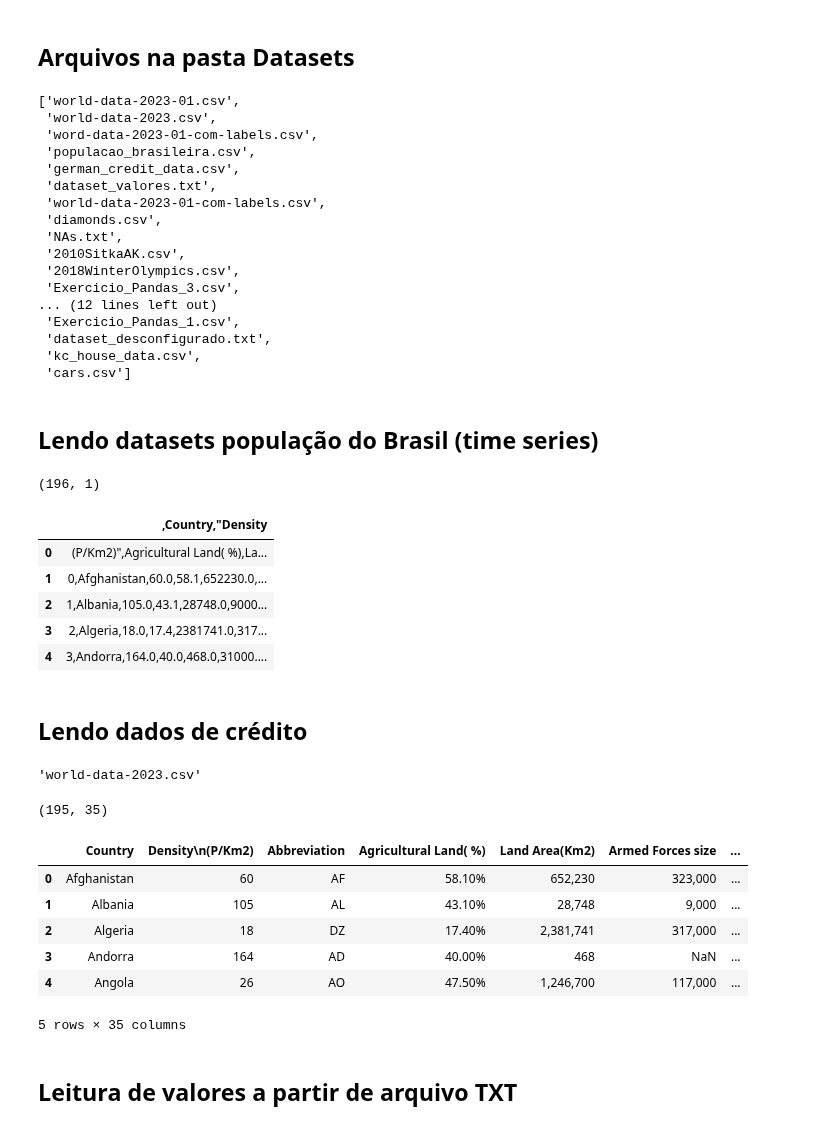
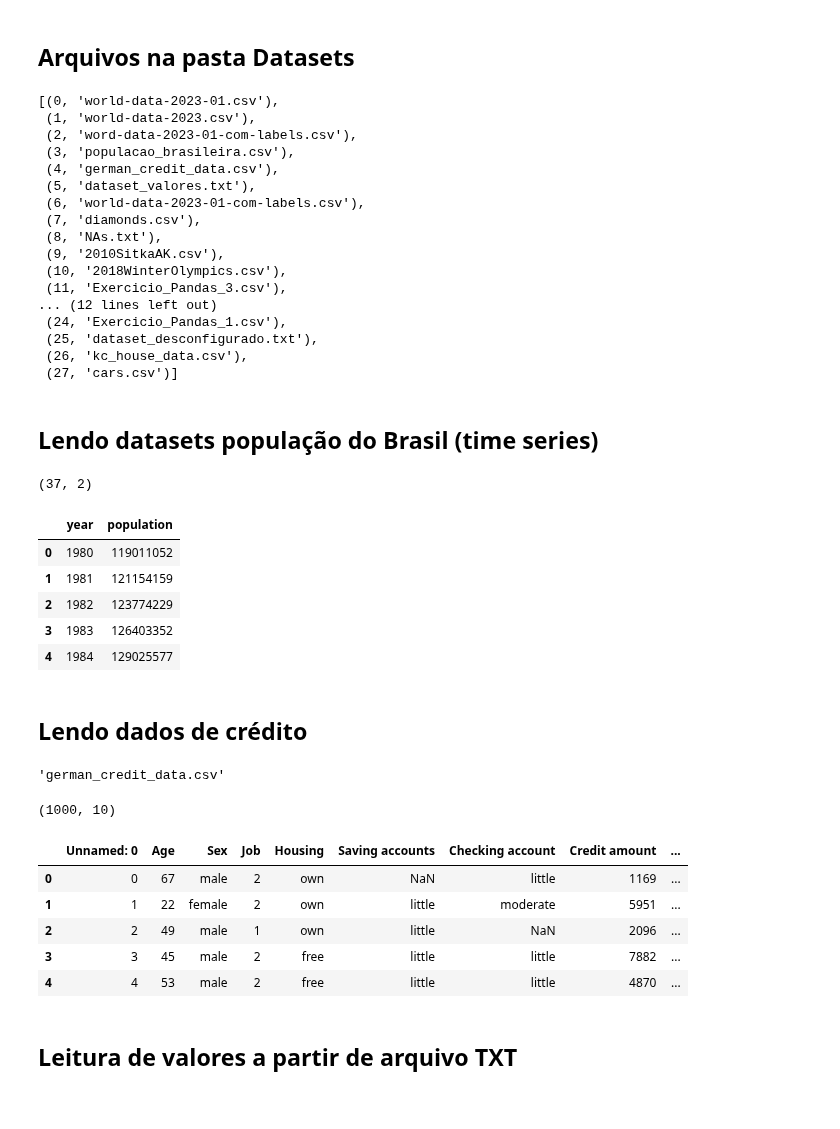
Before and after one commit to pveinberg/Curso_DataScience_Minsait, a Jupyter notebook: Notebooks/Aula01/pandas_01.ipynb, the cells around one changed output. Saved outputs shown, nothing was run; the diff lists cells and outputs as text; code cells hidden in the pictures.

Commit message:
Update leand dataframes
fix list numbers after update folder

```diff
--- a/Notebooks/Aula01/pandas_01.ipynb
+++ b/Notebooks/Aula01/pandas_01.ipynb
@@ -10,53 +10,52 @@ import os
 base = './../../Datasets/'
 arquivos = [arquivo for arquivo in os.listdir(base)]
 
-arquivos
+list(enumerate(arquivos))
 # %% [output]
-['world-data-2023-01.csv',
- 'world-data-2023.csv',
- 'word-data-2023-01-com-labels.csv',
- 'populacao_brasileira.csv',
- 'german_credit_data.csv',
- 'dataset_valores.txt',
- 'world-data-2023-01-com-labels.csv',
- 'diamonds.csv',
- 'NAs.txt',
- '2010SitkaAK.csv',
- '2018WinterOlympics.csv',
- 'Exercicio_Pandas_3.csv',
+[(0, 'world-data-2023-01.csv'),
+ (1, 'world-data-2023.csv'),
+ (2, 'word-data-2023-01-com-labels.csv'),
+ (3, 'populacao_brasileira.csv'),
+ (4, 'german_credit_data.csv'),
+ (5, 'dataset_valores.txt'),
+ (6, 'world-data-2023-01-com-labels.csv'),
+ (7, 'diamonds.csv'),
+ (8, 'NAs.txt'),
+ (9, '2010SitkaAK.csv'),
+ (10, '2018WinterOlympics.csv'),
+ (11, 'Exercicio_Pandas_3.csv'),
 ... (12 lines left out)
- 'Exercicio_Pandas_1.csv',
- 'dataset_desconfigurado.txt',
- 'kc_house_data.csv',
- 'cars.csv']
+ (24, 'Exercicio_Pandas_1.csv'),
+ (25, 'dataset_desconfigurado.txt'),
+ (26, 'kc_house_data.csv'),
+ (27, 'cars.csv')]
 # %% [markdown]
 ## Lendo datasets população do Brasil (time series)
 # %%
-populacao = pd.read_csv(f'{base}/{arquivos[0]}', sep=';')
+populacao = pd.read_csv(f'{base}/{arquivos[3]}', sep=';')
 display(populacao.shape, populacao.head())
 # %% [output]
-(196, 1)
+(37, 2)
-|  | ,Country,"Density |
-| 0 | (P/Km2)",Agricultural Land( %),La... |
-| 1 | 0,Afghanistan,60.0,58.1,652230.0,... |
-| 2 | 1,Albania,105.0,43.1,28748.0,9000... |
-| 3 | 2,Algeria,18.0,17.4,2381741.0,317... |
-| 4 | 3,Andorra,164.0,40.0,468.0,31000.... |
+|  | year | population |
+| 0 | 1980 | 119011052 |
+| 1 | 1981 | 121154159 |
+| 2 | 1982 | 123774229 |
+| 3 | 1983 | 126403352 |
+| 4 | 1984 | 129025577 |
 # %% [markdown]
 ## Lendo dados de crédito
 # %%
-credit = pd.read_csv(f'{base}/{arquivos[1]}')
-display(arquivos[1], credit.shape, credit.head())
+credit = pd.read_csv(f'{base}/{arquivos[4]}')
+display(arquivos[4], credit.shape, credit.head())
 # %% [output]
-'world-data-2023.csv'
+'german_credit_data.csv'
-(195, 35)
+(1000, 10)
-|  | Country | Density\n(P/Km2) | Abbreviation | Agricultural Land( %) | Land Area(Km2) | Armed Forces size | ... |
-| 0 | Afghanistan | 60 | AF | 58.10% | 652,230 | 323,000 | ... |
-| 1 | Albania | 105 | AL | 43.10% | 28,748 | 9,000 | ... |
-| 2 | Algeria | 18 | DZ | 17.40% | 2,381,741 | 317,000 | ... |
-| 3 | Andorra | 164 | AD | 40.00% | 468 | NaN | ... |
-| 4 | Angola | 26 | AO | 47.50% | 1,246,700 | 117,000 | ... |
+|  | Unnamed: 0 | Age | Sex | Job | Housing | Saving accounts | Checking account | Credit amount | ... |
+| 0 | 0 | 67 | male | 2 | own | NaN | little | 1169 | ... |
+| 1 | 1 | 22 | female | 2 | own | little | moderate | 5951 | ... |
+| 2 | 2 | 49 | male | 1 | own | little | NaN | 2096 | ... |
+| 3 | 3 | 45 | male | 2 | free | little | little | 7882 | ... |
+| 4 | 4 | 53 | male | 2 | free | little | little | 4870 | ... |
-5 rows × 35 columns
 # %% [markdown]
 ## Leitura de valores a partir de arquivo TXT
 # %%
```
Also changed, not shown: parts of 15 cells of this notebook.
